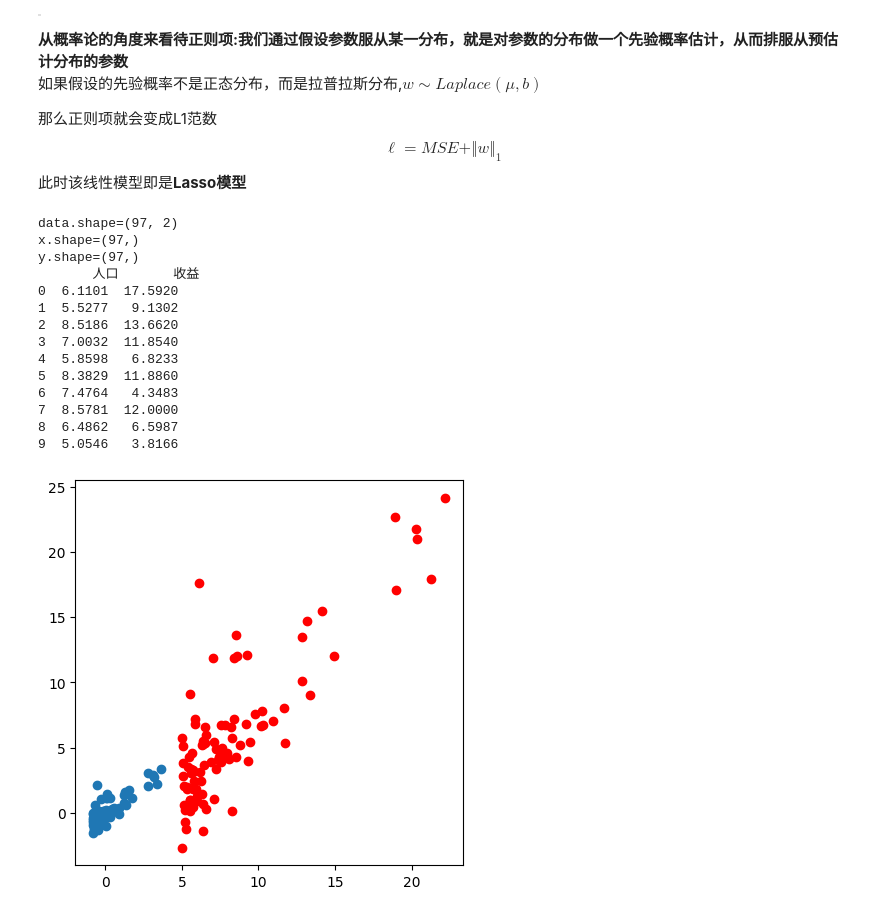
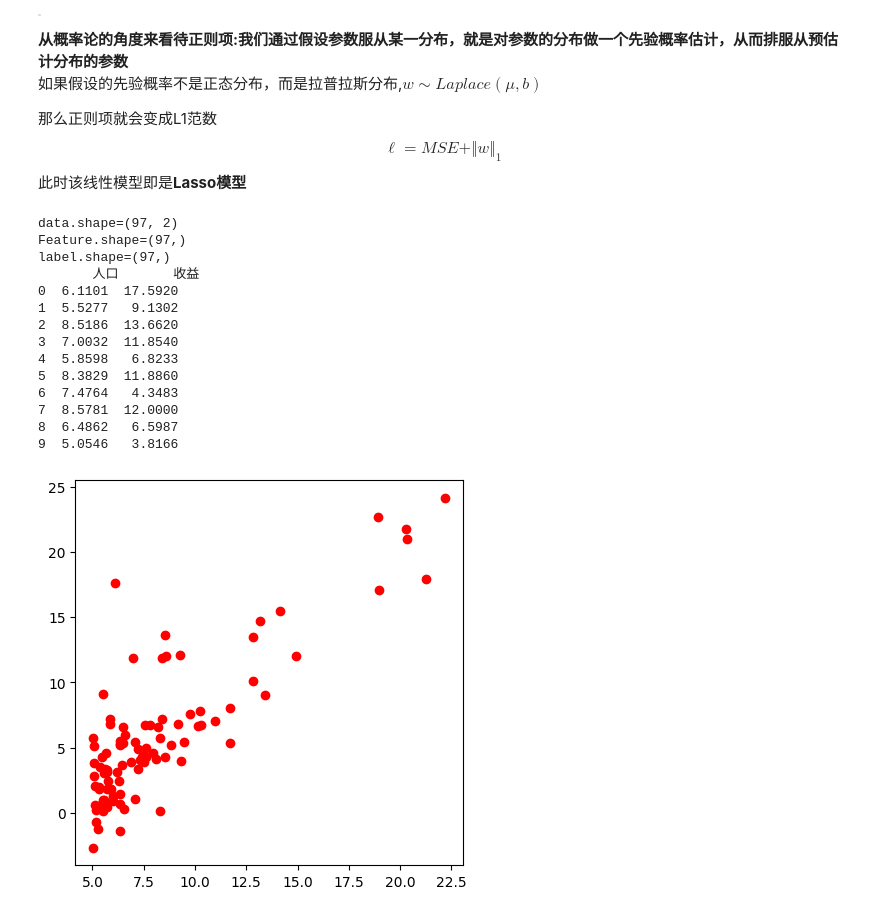
Before and after one commit to roseee-e/ML-homework, a Jupyter notebook: 第三次作业/张丁文_2200170271.ipynb, the cells around one changed output. Saved outputs shown, nothing was run; the diff lists cells and outputs as text; code cells hidden in the pictures.

```diff
--- a/第三次作业/张丁文_2200170271.ipynb
+++ b/第三次作业/张丁文_2200170271.ipynb
@@ -87,16 +87,15 @@ $$
 import pandas as pd
 import numpy as np
 data = pd.read_csv('/home/zdw/python/machine_learning/data/regress_data1.csv')
-x=data['人口']
-y=data['收益']
-x=(x-x.mean())/x.std()
-y=(y-y.mean())/y.std()
-print(f'{data.shape=}\n{x.shape=}\n{y.shape=} ')
+Feature=data['人口']
+label=data['收益']
+
+print(f'{data.shape=}\n{Feature.shape=}\n{label.shape=} ')
 print(data.head(10))
 # %% [output]
 data.shape=(97, 2)
-x.shape=(97,)
-y.shape=(97,)
+Feature.shape=(97,)
+label.shape=(97,)
        人口       收益
 0  6.1101  17.5920
 1  5.5277   9.1302
@@ -111,12 +110,10 @@ y.shape=(97,)
 # %%
 import matplotlib.pyplot as plt
 plt.figure(figsize=(5,5))
-plt.scatter(x,y)
 plt.scatter(data['人口'],data['收益'],c='r')
 plt.show()
-# 进行归一化处理后，数据的分布不变，但是数据的范围变小
 # %% [output]
-[figure, old version]
+[figure, new version]
 # %%
 from sklearn.model_selection import train_test_split
 import numpy as np
```
Also changed, not shown: parts of 2 cells of this notebook.
